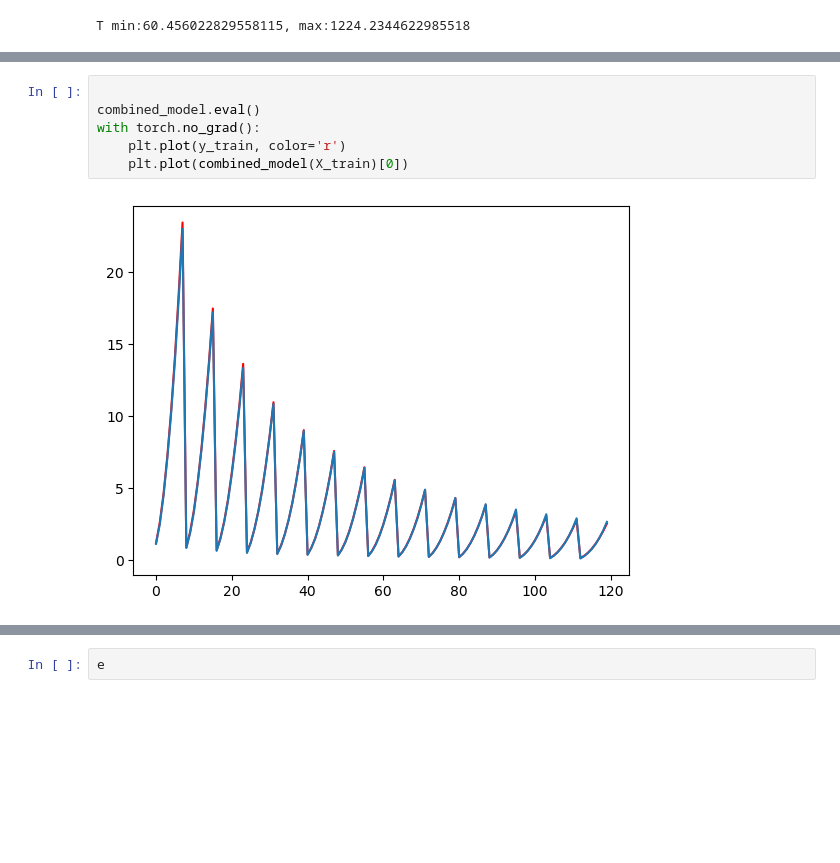
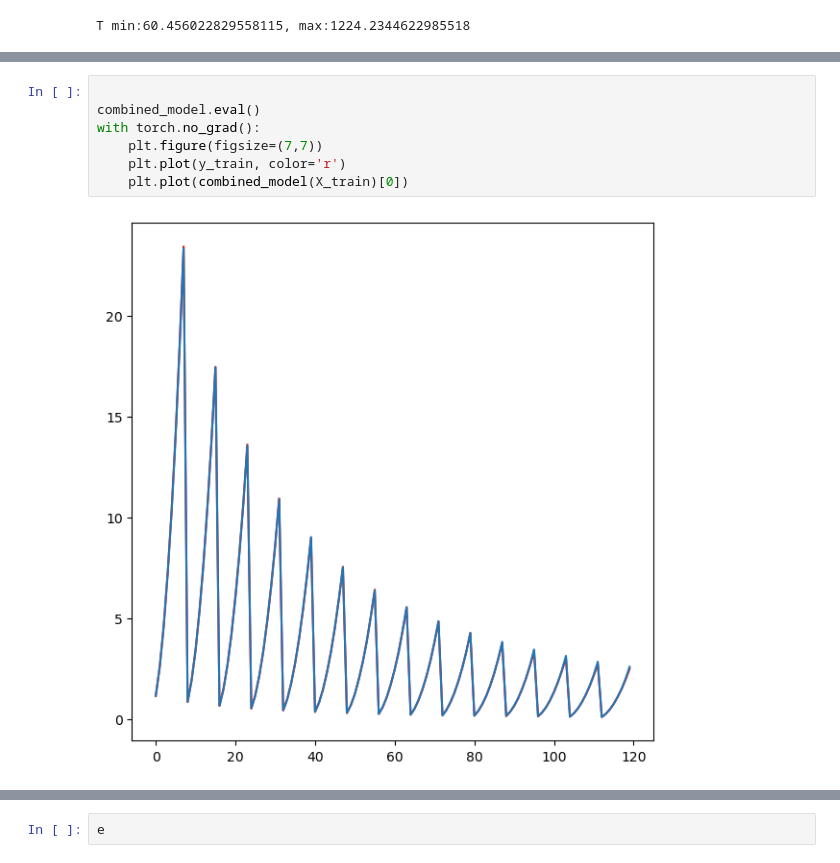
Before and after one commit to daryabiparva9/idealGasLawSim, a Jupyter notebook: src/tutorAI.ipynb, the cells around one changed output, grey strips where cells are left out. Cells and saved outputs as stored; diff of their text form; blank space fills up the shorter version.

```diff
--- a/src/tutorAI.ipynb
+++ b/src/tutorAI.ipynb
@@ -230,11 +229,12 @@ Sample corrected inputs: tensor([[2.0320e+04, 5.9557e+02],
 # %%
 
 combined_model.eval()
 with torch.no_grad():
+    plt.figure(figsize=(7,7))
     plt.plot(y_train, color='r')
     plt.plot(combined_model(X_train)[0])
 # %% [output]
-[figure, old version]
+[figure, new version]
 # %%
 ideal_gas_model.eval()
 with torch.no_grad():
```
Also changed, not shown: parts of 7 cells of this notebook, 3 other files.
